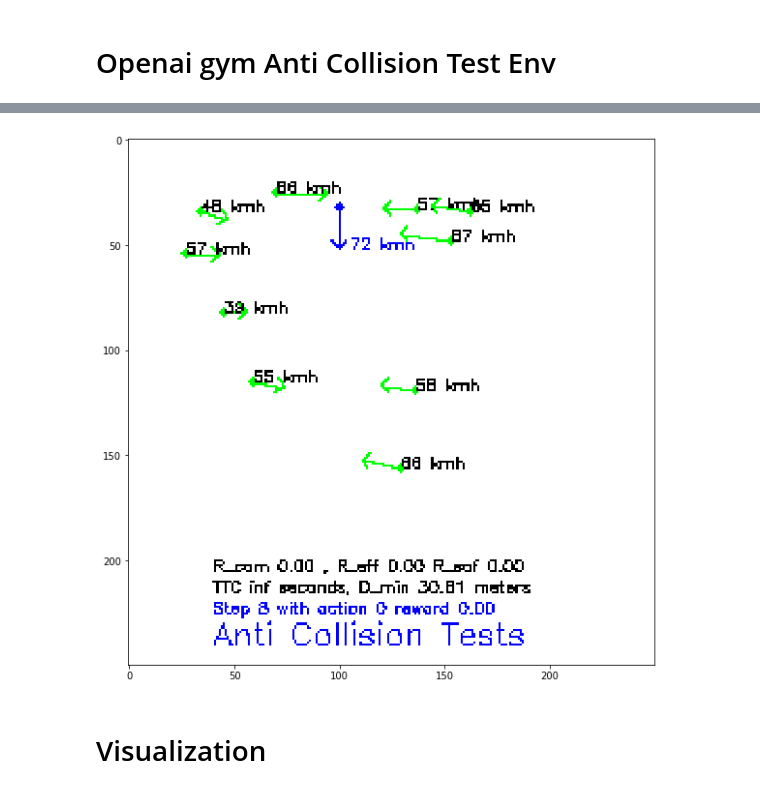
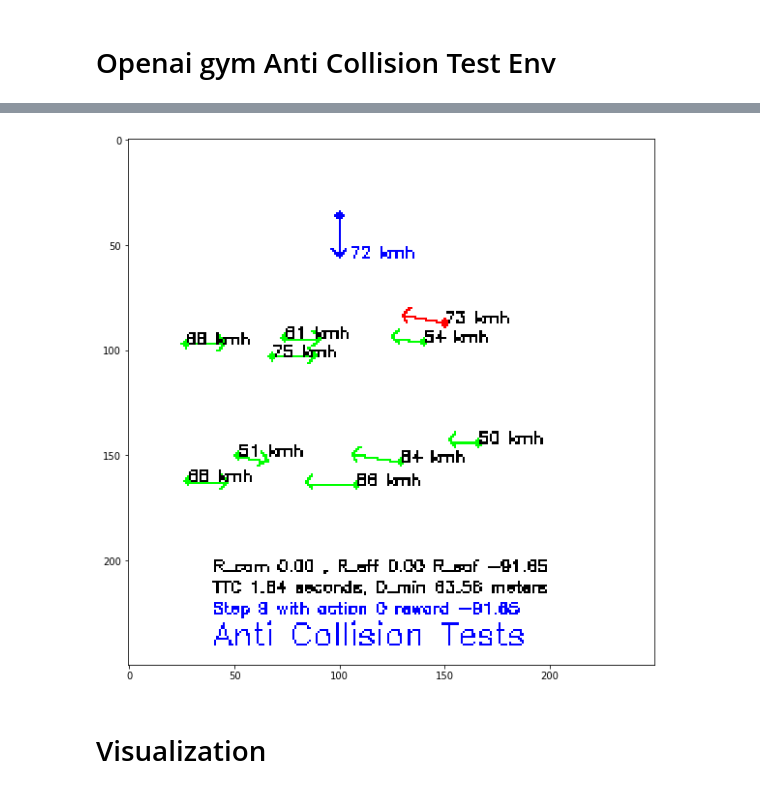
Before and after one commit to PhilippeW83440/CS234_Project, a Jupyter notebook: simulator/ActEnv.ipynb, the cells around one changed output, grey strips where cells are left out. Saved outputs shown, nothing was run; the diff lists cells and outputs as text; code cells hidden in the pictures.

```diff
--- a/simulator/ActEnv.ipynb
+++ b/simulator/ActEnv.ipynb
@@ -542,8 +563,8 @@ print(max_episodes)
 5
 # %%
-show_img(images[7])
+show_img(images[8])
 # %% [output]
-[figure, old version]
+[figure, new version]
 # %% [markdown]
 # Visualization
 # %%
```
Also changed, not shown: parts of 10 cells of this notebook, 2 other files.
